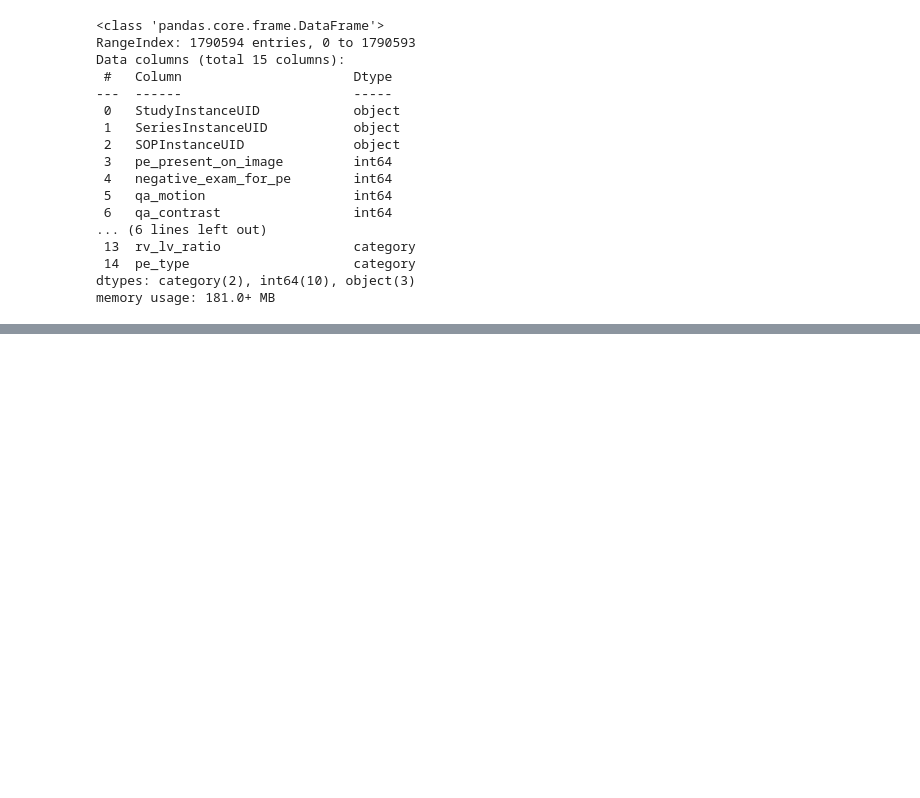
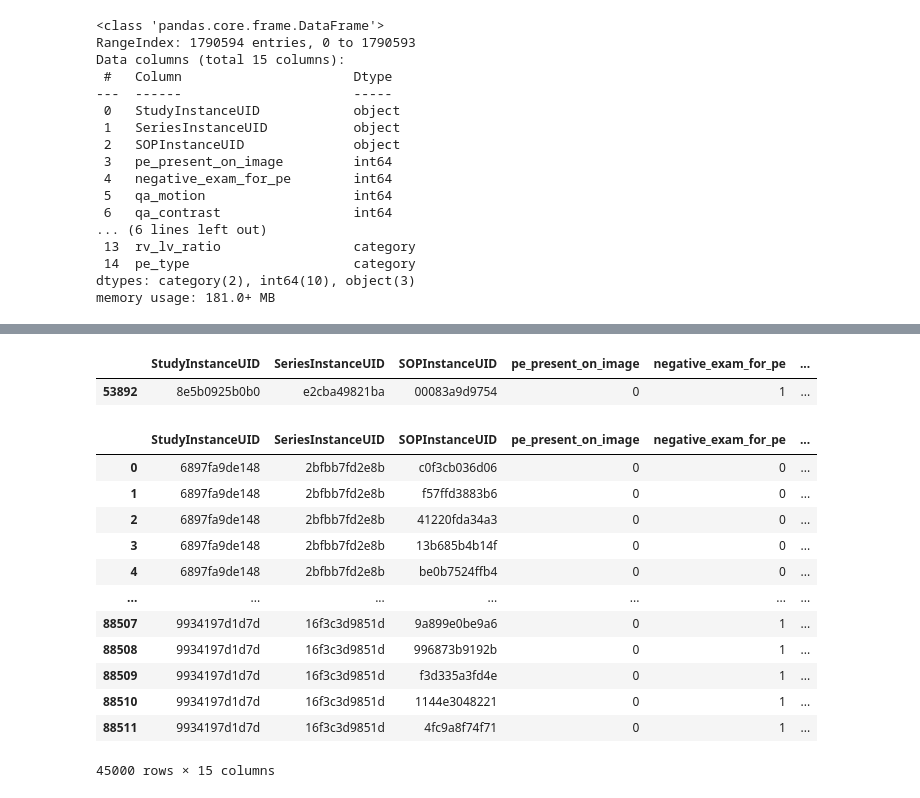
Before and after one commit to JohanChataigne/kaggle-pulmonary-embolism-detection, a Jupyter notebook: preprocessing.ipynb, the cells around one changed output, grey strips where cells are left out. Cells and saved outputs as stored; diff of their text form; code cells hidden in the pictures; blank space fills up the shorter version.

```diff
--- a/preprocessing.ipynb
+++ b/preprocessing.ipynb
@@ -114,0 +124,7 @@ Categories (3, object): [Acute, Acute and Chronic, Chronic]
+# %%
+# Method to find features values of one image given its id
+def imageFeatures(id):
+    return df_train.loc[df_train['SOPInstanceUID'] == id]
+# %% [output]
+|  | StudyInstanceUID | SeriesInstanceUID | SOPInstanceUID | pe_present_on_image | negative_exam_for_pe | ... |
+| 53892 | 8e5b0925b0b0 | e2cba49821ba | 00083a9d9754 | 0 | 1 | ... |
@@ -114,0 +138,22 @@ Categories (3, object): [Acute, Acute and Chronic, Chronic]
+# %%
+# Only keep available images rows
+def cleanUpDataframe(df):
+    return df.loc[df_train['SOPInstanceUID'].isin(available_images)]
+
+
+df_train_clean = cleanUpDataframe(df_train)
+df_train_clean
+# %% [output]
+|  | StudyInstanceUID | SeriesInstanceUID | SOPInstanceUID | pe_present_on_image | negative_exam_for_pe | ... |
+| 0 | 6897fa9de148 | 2bfbb7fd2e8b | c0f3cb036d06 | 0 | 0 | ... |
+| 1 | 6897fa9de148 | 2bfbb7fd2e8b | f57ffd3883b6 | 0 | 0 | ... |
+| 2 | 6897fa9de148 | 2bfbb7fd2e8b | 41220fda34a3 | 0 | 0 | ... |
+| 3 | 6897fa9de148 | 2bfbb7fd2e8b | 13b685b4b14f | 0 | 0 | ... |
+| 4 | 6897fa9de148 | 2bfbb7fd2e8b | be0b7524ffb4 | 0 | 0 | ... |
+| ... | ... | ... | ... | ... | ... | ... |
+| 88507 | 9934197d1d7d | 16f3c3d9851d | 9a899e0be9a6 | 0 | 1 | ... |
+| 88508 | 9934197d1d7d | 16f3c3d9851d | 996873b9192b | 0 | 1 | ... |
+| 88509 | 9934197d1d7d | 16f3c3d9851d | f3d335a3fd4e | 0 | 1 | ... |
+| 88510 | 9934197d1d7d | 16f3c3d9851d | 1144e3048221 | 0 | 1 | ... |
+| 88511 | 9934197d1d7d | 16f3c3d9851d | 4fc9a8f74f71 | 0 | 1 | ... |
+45000 rows × 15 columns
```
Also changed, not shown: parts of 5 cells of this notebook, 1 other file.
